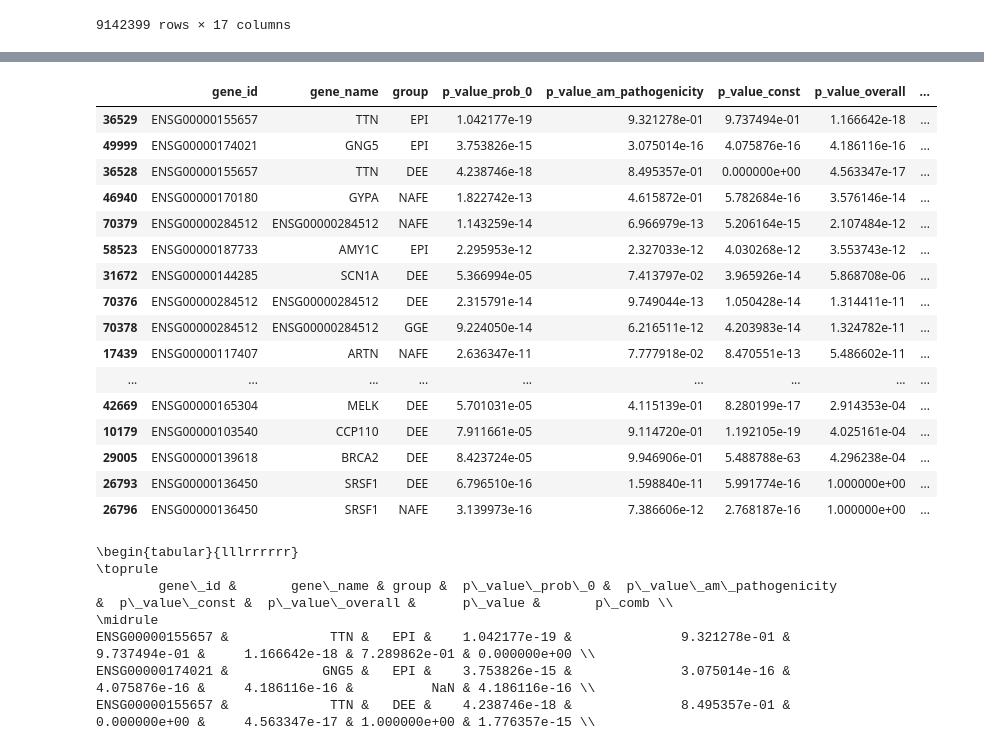
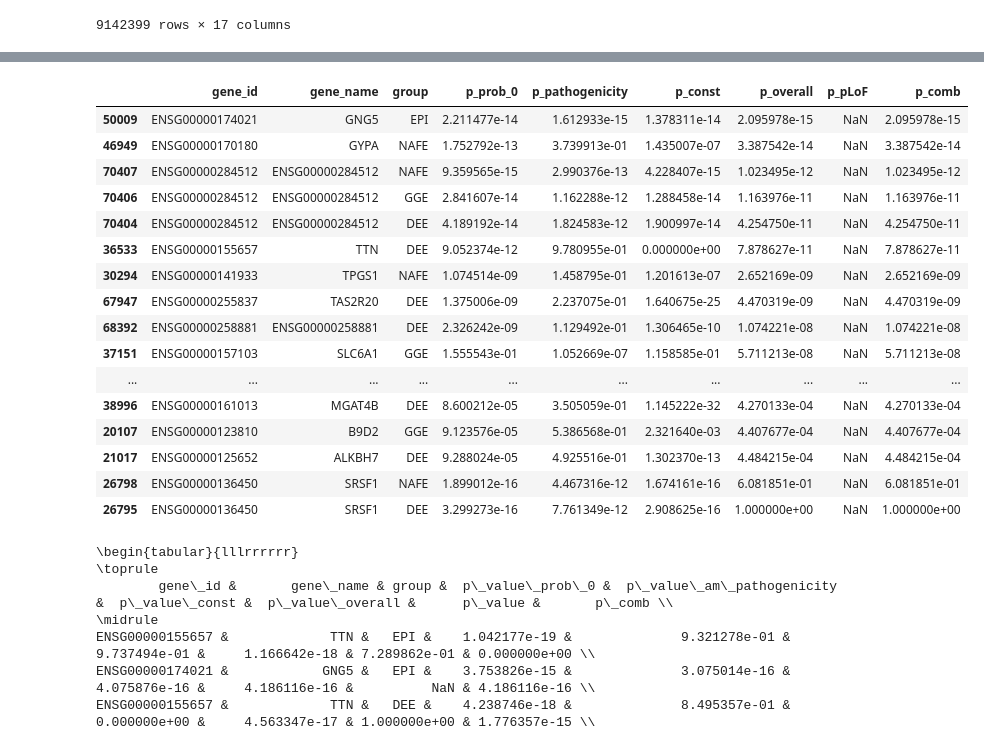
Before and after one commit to healthcare-medicine-ai/wgs-constraint-llm, a Jupyter notebook: Epilepsy Analysis.ipynb, the cells around one changed output, grey strips where cells are left out. Drawn from its saved outputs; the diff is of its cells as text; code cells hidden in the pictures.

Commit message:
Fixed epilepsy meta regression and updated results

```diff
--- a/Epilepsy Analysis.ipynb
+++ b/Epilepsy Analysis.ipynb
@@ -617,8 +617,8 @@ for current_combination, gene_data in tqdm(grouped_data, desc="Processing genes"
 
     # Meta-regression model for the current gene
     X = sm.add_constant(gene_data[['prob_0', 'am_pathogenicity']])
-    y = np.log(gene_data['effect_size'])
-    weights = 1 / np.sqrt(gene_data['var_effect_size'])
+    y = gene_data['effect_size']
+    weights = 1 / gene_data['var_effect_size']
 
     try:
         model = sm.WLS(y, X, weights=weights, missing='drop').fit()
@@ -641,12 +641,12 @@ for current_combination, gene_data in tqdm(grouped_data, desc="Processing genes"
         pass
 
 # Create a DataFrame from the results
-epi_p_values_df = pd.DataFrame(results)
+p_values_df = pd.DataFrame(results)
 
 # Save the DataFrame to a compressed CSV file
-epi_p_values_df.to_csv(results_path + "constraint_am_epi25_pvalues.tsv.gz", index=False, compression='gzip', sep='\t')
+p_values_df.to_csv(results_path + "constraint_am_epi25_pvalues.tsv.gz", index=False, compression='gzip', sep='\t')
 
 # Display the DataFrame
-epi_p_values_df
+p_values_df
 # %% [output]
 |  | gene_id | gene_name | group | p_value_prob_0 | p_value_am_pathogenicity | p_value_const | p_value_overall |
@@ -665,11 +665,14 @@ epi_p_values_df
 # %%
-epi_significant_genes_df = pd.read_csv(results_path + 'epi_rgc_constraint_pvalues.tsv.gz', sep='\t')
-epi_p_values_df = pd.read_csv(results_path + 'constraint_am_epi25_pvalues.tsv.gz', sep='\t')
+significant_genes_df = pd.read_csv(results_path + 'epi_rgc_constraint_pvalues.tsv.gz', sep='\t')
+# p_values_df = pd.read_csv(results_path + 'constraint_am_epi25_pvalues.tsv.gz', sep='\t')
 
-joined_p_values_df = pd.merge(epi_p_values_df, epi_significant_genes_df, on=['gene_id', 'gene_name', 'group'], how='outer')
+joined_p_values_df = pd.merge(p_values_df, significant_genes_df, on=['gene_id', 'gene_name', 'group'], how='outer')
 
 joined_p_values_df['p_comb'] = joined_p_values_df.apply(lambda row: fisher_method(row['p_value_overall'], row['p_value']), axis=1)
 
-# joined_p_values_df[joined_p_values_df['p_value_overall'] < joined_p_values_df['p_value']]
-joined_p_values_df[['gene_id', 'gene_name', 'group', 'p_value_prob_0', 'p_value_am_pathogenicity', 'p_value_overall', 'p_value', 'p_comb']]
+joined_p_values_df = joined_p_values_df.drop(columns=['total_ac_case', 'total_an_case', 'total_ac_ctrl', 'total_an_ctrl', 'odds_ratio'])
+
+joined_p_values_df.rename(columns={'p_value_prob_0': 'p_prob_0', 'p_value_am_pathogenicity': 'p_pathogenicity', 'p_value_const': 'p_const', 'p_value_overall': 'p_overall', 'p_value': 'p_pLoF'}, inplace=True)
+# joined_p_values_df[joined_p_values_df['p_overall'] < joined_p_values_df['p_pLoF']]
+joined_p_values_df
 # %% [output]
@@ -689,31 +692,28 @@ joined_p_values_df[['gene_id', 'gene_name', 'group', 'p_value_prob_0', 'p_value_
 # %%
-p_values_df = joined_p_values_df.drop(columns=['total_ac_case', 'total_an_case', 'total_ac_ctrl', 'total_an_ctrl', 'odds_ratio'])
+# filter_mask = (joined_p_values_df['p_comb'] < 1e-4) | (joined_p_values_df['p_value_overall'] < 1e-4)
+filter_mask = (joined_p_values_df['p_comb'] < 1e-4) | (joined_p_values_df['p_prob_0'] < 1e-4)
 
-# p_values_df = joined_p_values_df
-# filter_mask = (p_values_df['p_comb'] < 1e-4) | (p_values_df['p_value_overall'] < 1e-4)
-filter_mask = (p_values_df['p_comb'] < 1e-4) | (p_values_df['p_value_prob_0'] < 1e-4)
-
-gene_name_mask = (p_values_df['gene_name'] == 'SLC2A1')
-pd.set_option('display.max_rows', 200)
-p_values_df[filter_mask].sort_values('p_comb')
+gene_name_mask = (joined_p_values_df['gene_name'] == 'SLC2A1')
+pd.set_option('display.max_rows', 204)
+joined_p_values_df[filter_mask].sort_values('p_comb')
 # %% [output]
-|  | gene_id | gene_name | group | p_value_prob_0 | p_value_am_pathogenicity | p_value_const | p_value_overall | ... |
-| 36529 | ENSG00000155657 | TTN | EPI | 1.042177e-19 | 9.321278e-01 | 9.737494e-01 | 1.166642e-18 | ... |
-| 49999 | ENSG00000174021 | GNG5 | EPI | 3.753826e-15 | 3.075014e-16 | 4.075876e-16 | 4.186116e-16 | ... |
-| 36528 | ENSG00000155657 | TTN | DEE | 4.238746e-18 | 8.495357e-01 | 0.000000e+00 | 4.563347e-17 | ... |
-| 46940 | ENSG00000170180 | GYPA | NAFE | 1.822742e-13 | 4.615872e-01 | 5.782684e-16 | 3.576146e-14 | ... |
-| 70379 | ENSG00000284512 | ENSG00000284512 | NAFE | 1.143259e-14 | 6.966979e-13 | 5.206164e-15 | 2.107484e-12 | ... |
-| 58523 | ENSG00000187733 | AMY1C | EPI | 2.295953e-12 | 2.327033e-12 | 4.030268e-12 | 3.553743e-12 | ... |
-| 31672 | ENSG00000144285 | SCN1A | DEE | 5.366994e-05 | 7.413797e-02 | 3.965926e-14 | 5.868708e-06 | ... |
-| 70376 | ENSG00000284512 | ENSG00000284512 | DEE | 2.315791e-14 | 9.749044e-13 | 1.050428e-14 | 1.314411e-11 | ... |
-| 70378 | ENSG00000284512 | ENSG00000284512 | GGE | 9.224050e-14 | 6.216511e-12 | 4.203983e-14 | 1.324782e-11 | ... |
-| 17439 | ENSG00000117407 | ARTN | NAFE | 2.636347e-11 | 7.777918e-02 | 8.470551e-13 | 5.486602e-11 | ... |
-| ... | ... | ... | ... | ... | ... | ... | ... | ... |
-| 42669 | ENSG00000165304 | MELK | DEE | 5.701031e-05 | 4.115139e-01 | 8.280199e-17 | 2.914353e-04 | ... |
-| 10179 | ENSG00000103540 | CCP110 | DEE | 7.911661e-05 | 9.114720e-01 | 1.192105e-19 | 4.025161e-04 | ... |
-| 29005 | ENSG00000139618 | BRCA2 | DEE | 8.423724e-05 | 9.946906e-01 | 5.488788e-63 | 4.296238e-04 | ... |
-| 26793 | ENSG00000136450 | SRSF1 | DEE | 6.796510e-16 | 1.598840e-11 | 5.991774e-16 | 1.000000e+00 | ... |
-| 26796 | ENSG00000136450 | SRSF1 | NAFE | 3.139973e-16 | 7.386606e-12 | 2.768187e-16 | 1.000000e+00 | ... |
+|  | gene_id | gene_name | group | p_prob_0 | p_pathogenicity | p_const | p_overall | p_pLoF | p_comb |
+| 50009 | ENSG00000174021 | GNG5 | EPI | 2.211477e-14 | 1.612933e-15 | 1.378311e-14 | 2.095978e-15 | NaN | 2.095978e-15 |
+| 46949 | ENSG00000170180 | GYPA | NAFE | 1.752792e-13 | 3.739913e-01 | 1.435007e-07 | 3.387542e-14 | NaN | 3.387542e-14 |
+| 70407 | ENSG00000284512 | ENSG00000284512 | NAFE | 9.359565e-15 | 2.990376e-13 | 4.228407e-15 | 1.023495e-12 | NaN | 1.023495e-12 |
+| 70406 | ENSG00000284512 | ENSG00000284512 | GGE | 2.841607e-14 | 1.162288e-12 | 1.288458e-14 | 1.163976e-11 | NaN | 1.163976e-11 |
+| 70404 | ENSG00000284512 | ENSG00000284512 | DEE | 4.189192e-14 | 1.824583e-12 | 1.900997e-14 | 4.254750e-11 | NaN | 4.254750e-11 |
+| 36533 | ENSG00000155657 | TTN | DEE | 9.052374e-12 | 9.780955e-01 | 0.000000e+00 | 7.878627e-11 | NaN | 7.878627e-11 |
+| 30294 | ENSG00000141933 | TPGS1 | NAFE | 1.074514e-09 | 1.458795e-01 | 1.201613e-07 | 2.652169e-09 | NaN | 2.652169e-09 |
+| 67947 | ENSG00000255837 | TAS2R20 | DEE | 1.375006e-09 | 2.237075e-01 | 1.640675e-25 | 4.470319e-09 | NaN | 4.470319e-09 |
+| 68392 | ENSG00000258881 | ENSG00000258881 | DEE | 2.326242e-09 | 1.129492e-01 | 1.306465e-10 | 1.074221e-08 | NaN | 1.074221e-08 |
+| 37151 | ENSG00000157103 | SLC6A1 | GGE | 1.555543e-01 | 1.052669e-07 | 1.158585e-01 | 5.711213e-08 | NaN | 5.711213e-08 |
+| ... | ... | ... | ... | ... | ... | ... | ... | ... | ... |
+| 38996 | ENSG00000161013 | MGAT4B | DEE | 8.600212e-05 | 3.505059e-01 | 1.145222e-32 | 4.270133e-04 | NaN | 4.270133e-04 |
+| 20107 | ENSG00000123810 | B9D2 | GGE | 9.123576e-05 | 5.386568e-01 | 2.321640e-03 | 4.407677e-04 | NaN | 4.407677e-04 |
+| 21017 | ENSG00000125652 | ALKBH7 | DEE | 9.288024e-05 | 4.925516e-01 | 1.302370e-13 | 4.484215e-04 | NaN | 4.484215e-04 |
+| 26798 | ENSG00000136450 | SRSF1 | NAFE | 1.899012e-16 | 4.467316e-12 | 1.674161e-16 | 6.081851e-01 | NaN | 6.081851e-01 |
+| 26795 | ENSG00000136450 | SRSF1 | DEE | 3.299273e-16 | 7.761349e-12 | 2.908625e-16 | 1.000000e+00 | NaN | 1.000000e+00 |
 # %%
 print(p_values_df[filter_mask].sort_values('p_comb').to_latex(index=False))
 # %% [output]
```
Also changed, not shown: parts of 2 cells of this notebook.
